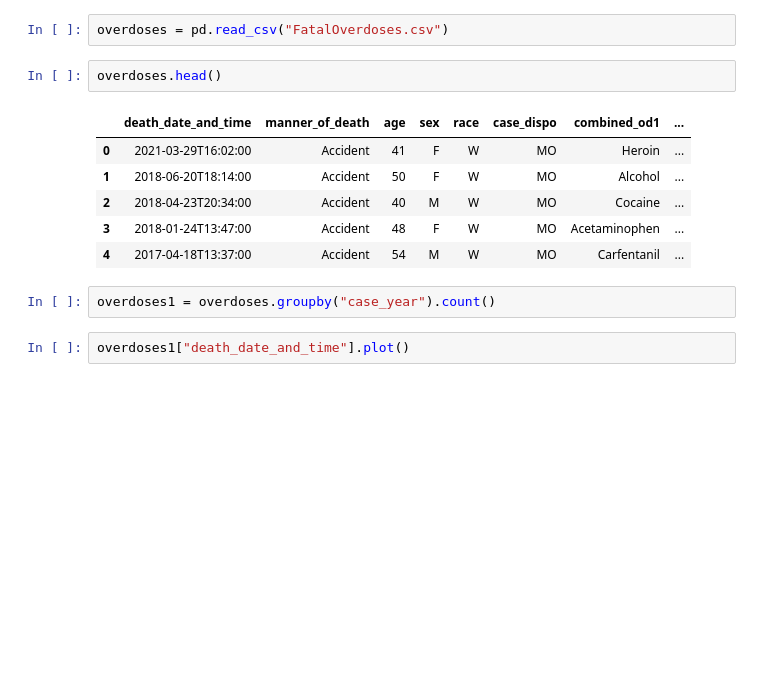
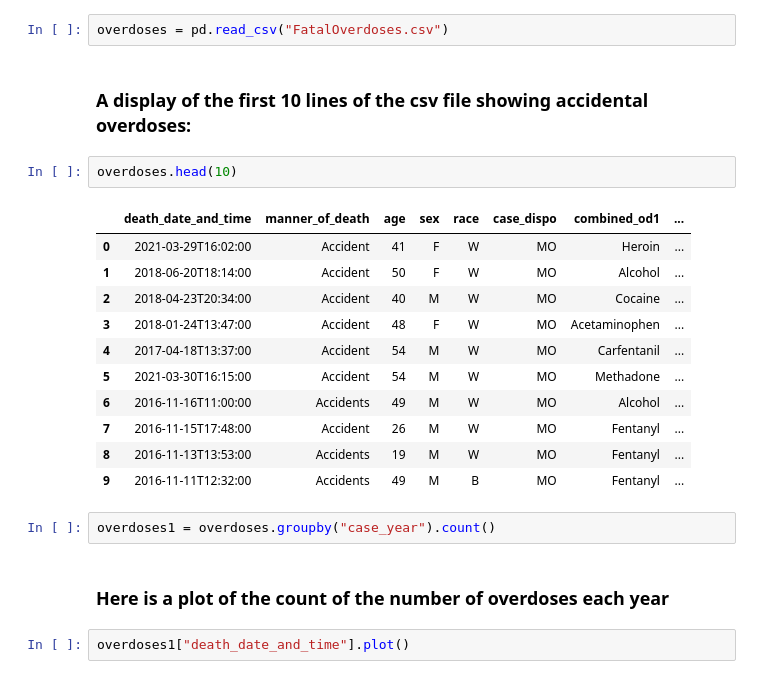
Before and after one commit to oln10/FinalProject, a Jupyter notebook: oliviaNotebook.ipynb, the cells around one changed output. Cells and saved outputs as stored; diff of their text form; blank space fills up the shorter version.

```diff
--- a/oliviaNotebook.ipynb
+++ b/oliviaNotebook.ipynb
@@ -5,17 +5,26 @@ import numpy as np
 import matplotlib.pyplot as plt
 # %%
 overdoses = pd.read_csv("FatalOverdoses.csv")
+# %% [markdown]
+### A display of the first 10 lines of the csv file showing accidental overdoses:
 # %%
-overdoses.head()
+overdoses.head(10)
 # %% [output]
 |  | death_date_and_time | manner_of_death | age | sex | race | case_dispo | combined_od1 | ... |
 | 0 | 2021-03-29T16:02:00 | Accident | 41 | F | W | MO | Heroin | ... |
 | 1 | 2018-06-20T18:14:00 | Accident | 50 | F | W | MO | Alcohol | ... |
 | 2 | 2018-04-23T20:34:00 | Accident | 40 | M | W | MO | Cocaine | ... |
 | 3 | 2018-01-24T13:47:00 | Accident | 48 | F | W | MO | Acetaminophen | ... |
 | 4 | 2017-04-18T13:37:00 | Accident | 54 | M | W | MO | Carfentanil | ... |
+| 5 | 2021-03-30T16:15:00 | Accident | 54 | M | W | MO | Methadone | ... |
+| 6 | 2016-11-16T11:00:00 | Accidents | 49 | M | W | MO | Alcohol | ... |
+| 7 | 2016-11-15T17:48:00 | Accident | 26 | M | W | MO | Fentanyl | ... |
+| 8 | 2016-11-13T13:53:00 | Accidents | 19 | M | W | MO | Fentanyl | ... |
+| 9 | 2016-11-11T12:32:00 | Accidents | 49 | M | B | MO | Fentanyl | ... |
 # %%
 overdoses1 = overdoses.groupby("case_year").count()
+# %% [markdown]
+### Here is a plot of the count of the number of overdoses each year
 # %%
 overdoses1["death_date_and_time"].plot()
 # %% [output]
```
Also changed, not shown: parts of 9 cells of this notebook.
